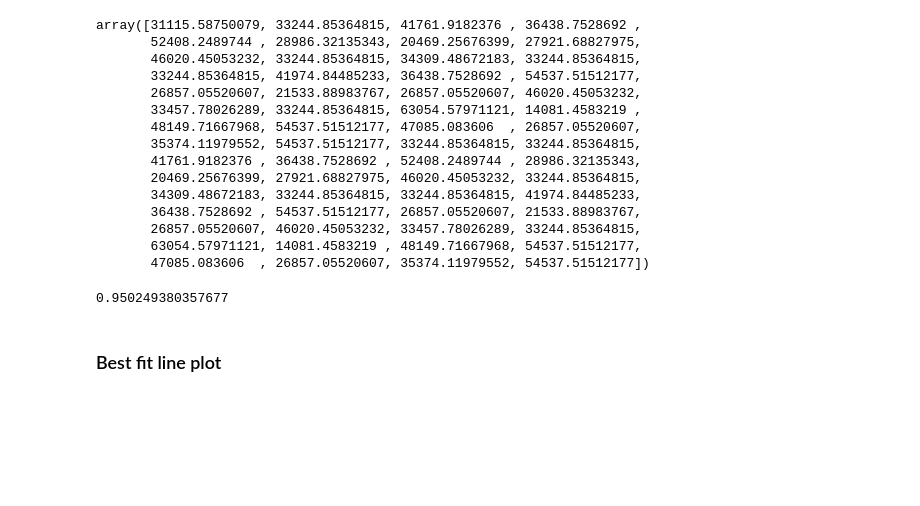
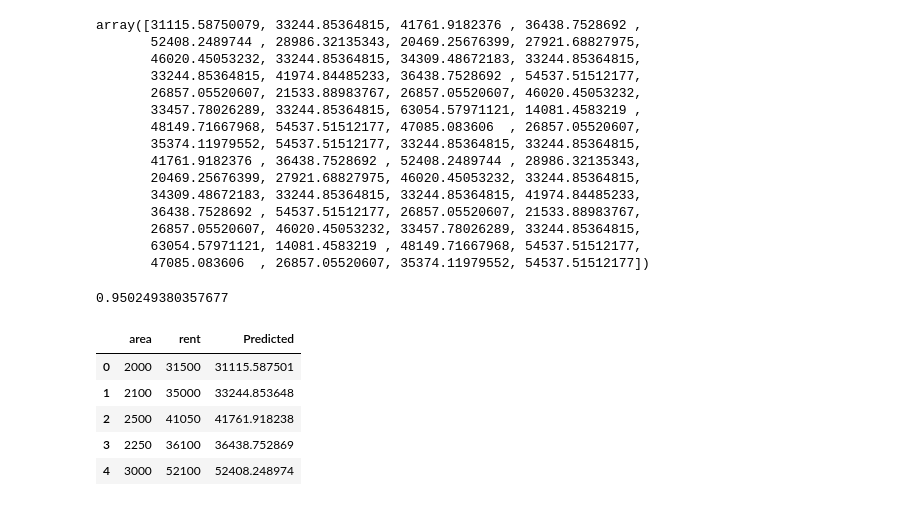
Before and after one commit to fakrul-javed/DSnML, a Jupyter notebook: class_4_assignment/Assignment.ipynb, the cells around one changed output. Saved outputs shown, nothing was run; the diff lists cells and outputs as text; code cells hidden in the pictures; blank space fills up the shorter version.

```diff
--- a/class_4_assignment/Assignment.ipynb
+++ b/class_4_assignment/Assignment.ipynb
@@ -105,5 +105,15 @@ array([31115.58750079, 33244.85364815, 41761.9182376 , 36438.7528692 ,
 reg.score(df[['area']], df[['rent']])
 # %% [output]
 0.950249380357677
-# %% [markdown]
-### Best fit line plot
+# %%
+df2 = df.copy()
+# %%
+df2['Predicted'] = reg.predict(df[['area']])
+df2.head()
+# %% [output]
+|  | area | rent | Predicted |
+| 0 | 2000 | 31500 | 31115.587501 |
+| 1 | 2100 | 35000 | 33244.853648 |
+| 2 | 2500 | 41050 | 41761.918238 |
+| 3 | 2250 | 36100 | 36438.752869 |
+| 4 | 3000 | 52100 | 52408.248974 |
```
Also changed, not shown: parts of 4 cells of this notebook.
